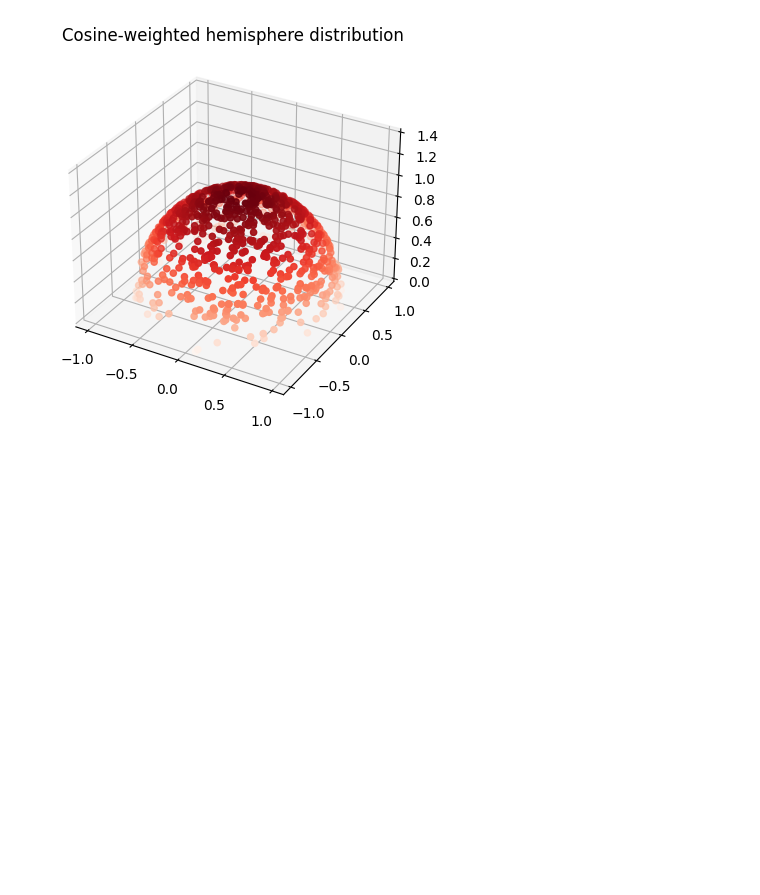
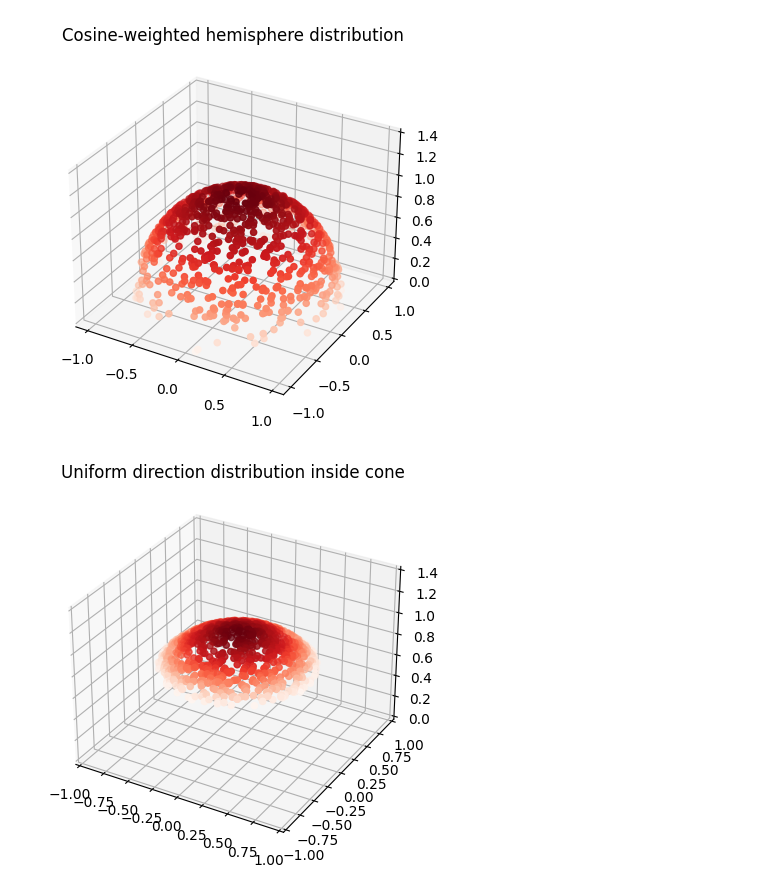
Before and after one commit to Nelarius/notebooks, a Jupyter notebook: raytracing/monte_carlo.ipynb, the cells around one changed output. Saved outputs shown, nothing was run; the diff lists cells and outputs as text; code cells hidden in the pictures; blank space fills up the shorter version.

Commit message:
Add notes on sampling cone directions

```diff
--- a/raytracing/monte_carlo.ipynb
+++ b/raytracing/monte_carlo.ipynb
@@ -235,6 +255,16 @@ def point_in_cosine_distribution(u1, u2):
     y = np.sin(2.0 * np.pi * u2) * sin_theta
 
     return x, y, z
+
+def point_in_cone_distribution(u1, u2, cos_theta_max):
+    cos_theta = 1.0 - u1 * (1.0 - cos_theta_max)
+    sin_theta = np.sqrt(1.0 - cos_theta * cos_theta)
+    phi = 2.0 * np.pi * u2
+    x = np.cos(phi) * sin_theta
+    y = np.sin(phi) * sin_theta
+    z = cos_theta
+
+    return x, y, z
 # %%
 u1 = np.random.uniform(0, 1, 1000)
 u2 = np.random.uniform(0, 1, 1000)
@@ -262,3 +292,18 @@ ax.set_zlim(0, 1.4)  # Set the z-axis range
 plt.show()
 # %% [output]
 [figure]
+# %%
+cos_theta_max = np.cos(np.pi / 4)
+points = [point_in_cone_distribution(u1[i], u2[i], cos_theta_max) for i in range(1000)]
+x, y, z = zip(*points)
+
+fig = plt.figure()
+ax = plt.axes(projection='3d')
+ax.scatter3D(x, y, z, c=z, cmap='Reds')
+ax.set_title("Uniform direction distribution inside cone")
+ax.set_xlim(-1.0, 1.0)
+ax.set_ylim(-1.0, 1.0)
+ax.set_zlim(0, 1.4)  # Set the z-axis range
+plt.show()
+# %% [output]
+[figure, added]
```
Also changed, not shown: parts of 1 cell of this notebook.
